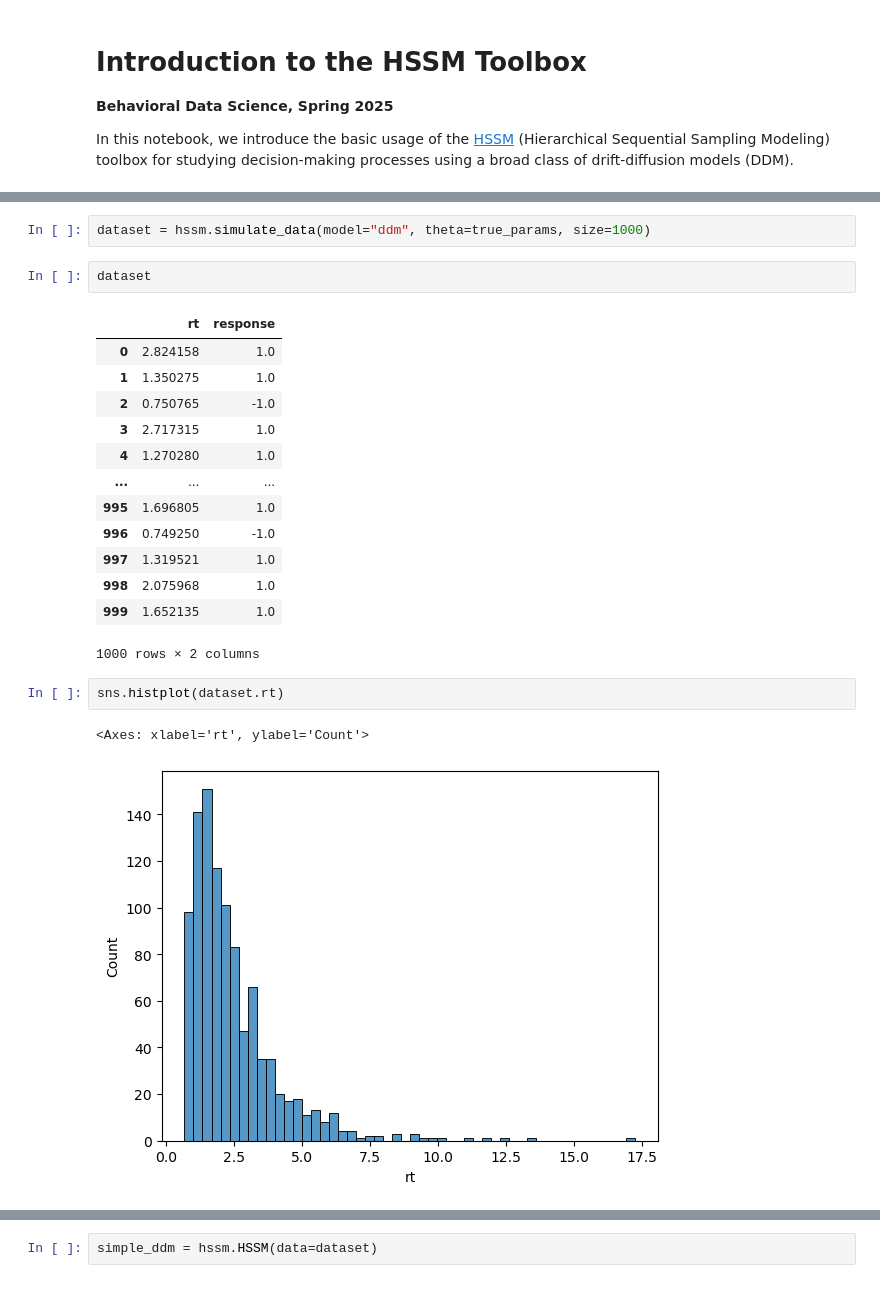
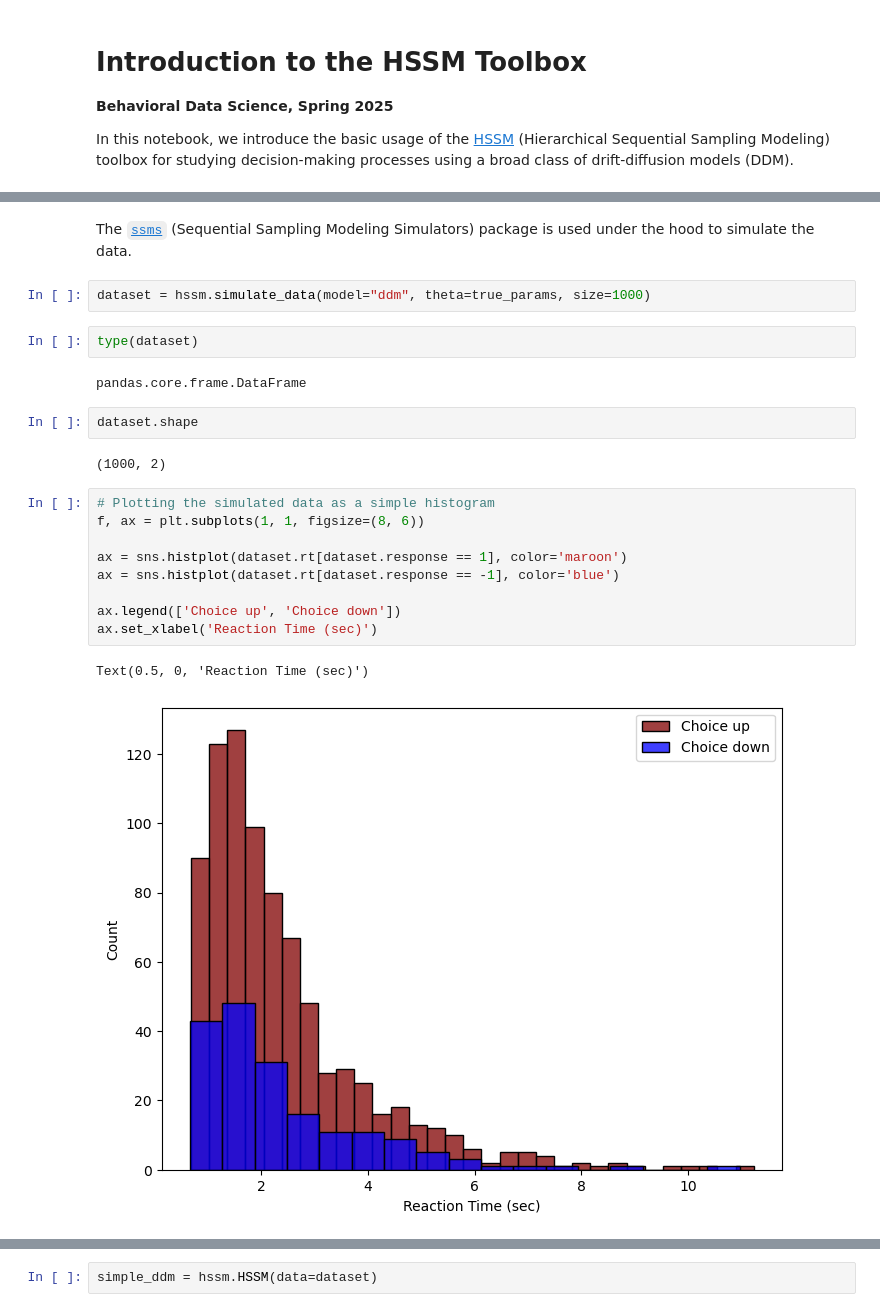
Before and after one commit to jerrymhuang/hssm-intro-workshop, a Jupyter notebook: notebooks/hssm_sandbox.ipynb, the cells around one changed output, grey strips where cells are left out. Saved outputs shown, nothing was run; the diff lists cells and outputs as text.

```diff
--- a/notebooks/hssm_sandbox.ipynb
+++ b/notebooks/hssm_sandbox.ipynb
@@ -41,26 +42,27 @@ true_params = {
     "z": 0.5,
     "t": 0.5
 }
+# %% [markdown]
+The [`ssms`](https://github.com/lnccbrown/ssm-simulators) (Sequential Sampling Modeling Simulators) package is used under the hood to simulate the data.
 # %%
 dataset = hssm.simulate_data(model="ddm", theta=true_params, size=1000)
-# %%
-dataset
-# %% [output]
-|  | rt | response |
-| 0 | 2.824158 | 1.0 |
-| 1 | 1.350275 | 1.0 |
-| 2 | 0.750765 | -1.0 |
-| 3 | 2.717315 | 1.0 |
-| 4 | 1.270280 | 1.0 |
-| ... | ... | ... |
-| 995 | 1.696805 | 1.0 |
-| 996 | 0.749250 | -1.0 |
-| 997 | 1.319521 | 1.0 |
-| 998 | 2.075968 | 1.0 |
-| 999 | 1.652135 | 1.0 |
-1000 rows × 2 columns
+# %%
+type(dataset)
+# %% [output]
+pandas.core.frame.DataFrame
+# %%
+dataset.shape
+# %% [output]
+(1000, 2)
 # %%
-sns.histplot(dataset.rt)
+# Plotting the simulated data as a simple histogram
+f, ax = plt.subplots(1, 1, figsize=(8, 6))
+
+ax = sns.histplot(dataset.rt[dataset.response == 1], color='maroon')
+ax = sns.histplot(dataset.rt[dataset.response == -1], color='blue')
+
+ax.legend(['Choice up', 'Choice down'])
+ax.set_xlabel('Reaction Time (sec)')
 # %% [output]
-<Axes: xlabel='rt', ylabel='Count'>
+Text(0.5, 0, 'Reaction Time (sec)')
-[figure, old version]
+[figure, new version]
```
Also changed, not shown: parts of 27 cells of this notebook.
